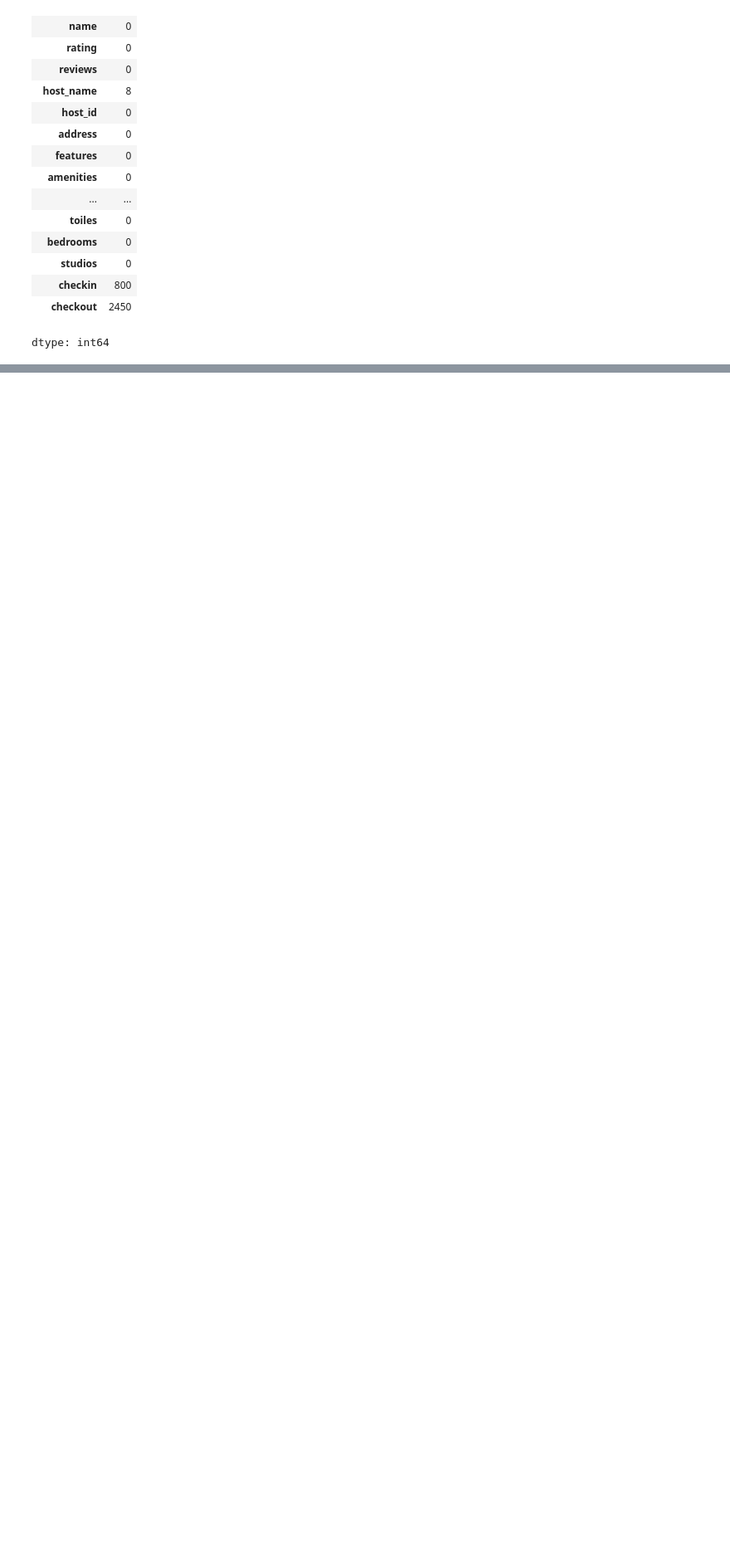
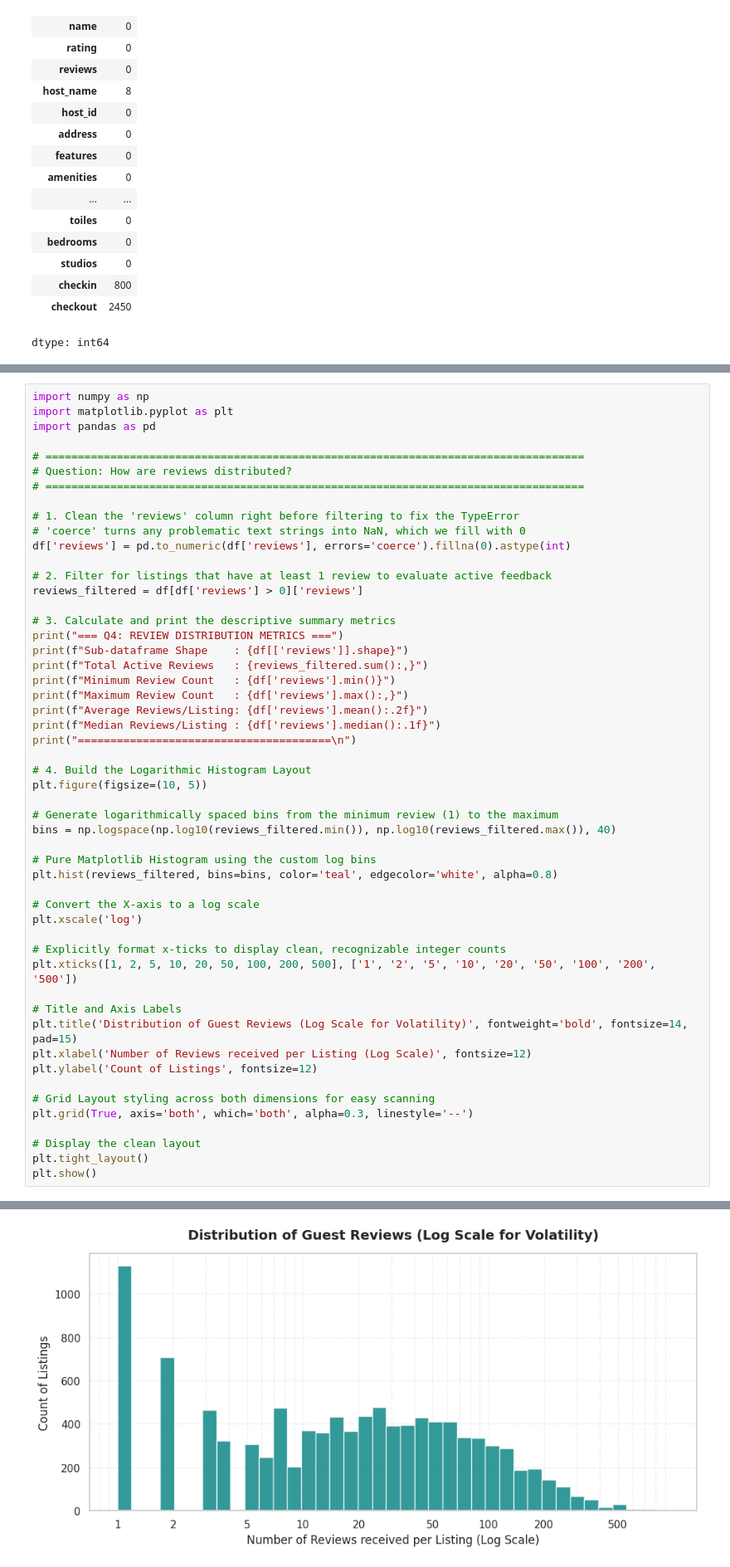
Before and after one commit to MohMost87/The-Airbnb-Listings-Analysis, a Jupyter notebook: The_Airbnb_Listings_Analysis.ipynb, the cells around one changed output, grey strips where cells are left out. Shown at 83% size. Cells and saved outputs as stored; diff of their text form; blank space fills up the shorter version.

```diff
--- a/The_Airbnb_Listings_Analysis.ipynb
+++ b/The_Airbnb_Listings_Analysis.ipynb
@@ -238,0 +349,53 @@ dtype: int64
+# %%
+import numpy as np
+import matplotlib.pyplot as plt
+import pandas as pd
+
+# ===================================================================================
+# Question: How are reviews distributed?
+# ===================================================================================
+
+# 1. Clean the 'reviews' column right before filtering to fix the TypeError
+# 'coerce' turns any problematic text strings into NaN, which we fill with 0
+df['reviews'] = pd.to_numeric(df['reviews'], errors='coerce').fillna(0).astype(int)
+
+# 2. Filter for listings that have at least 1 review to evaluate active feedback
+reviews_filtered = df[df['reviews'] > 0]['reviews']
+
+# 3. Calculate and print the descriptive summary metrics
+print("=== Q4: REVIEW DISTRIBUTION METRICS ===")
+print(f"Sub-dataframe Shape    : {df[['reviews']].shape}")
+print(f"Total Active Reviews   : {reviews_filtered.sum():,}")
+print(f"Minimum Review Count   : {df['reviews'].min()}")
+print(f"Maximum Review Count   : {df['reviews'].max():,}")
+print(f"Average Reviews/Listing: {df['reviews'].mean():.2f}")
+print(f"Median Reviews/Listing : {df['reviews'].median():.1f}")
+print("=======================================\n")
+
+# 4. Build the Logarithmic Histogram Layout
+plt.figure(figsize=(10, 5))
+
+# Generate logarithmically spaced bins from the minimum review (1) to the maximum
+bins = np.logspace(np.log10(reviews_filtered.min()), np.log10(reviews_filtered.max()), 40)
+
+# Pure Matplotlib Histogram using the custom log bins
+plt.hist(reviews_filtered, bins=bins, color='teal', edgecolor='white', alpha=0.8)
+
+# Convert the X-axis to a log scale
+plt.xscale('log')
+
+# Explicitly format x-ticks to display clean, recognizable integer counts
+plt.xticks([1, 2, 5, 10, 20, 50, 100, 200, 500], ['1', '2', '5', '10', '20', '50', '100', '200', '500'])
+
+# Title and Axis Labels
+plt.title('Distribution of Guest Reviews (Log Scale for Volatility)', fontweight='bold', fontsize=14, pad=15)
+plt.xlabel('Number of Reviews received per Listing (Log Scale)', fontsize=12)
+plt.ylabel('Count of Listings', fontsize=12)
+
+# Grid Layout styling across both dimensions for easy scanning
+plt.grid(True, axis='both', which='both', alpha=0.3, linestyle='--')
+
+# Display the clean layout
+plt.tight_layout()
+plt.show()
+# %% [output]
@@ -238,0 +410 @@ dtype: int64
+[figure, added]
```
Also changed, not shown: parts of 8 cells of this notebook.
